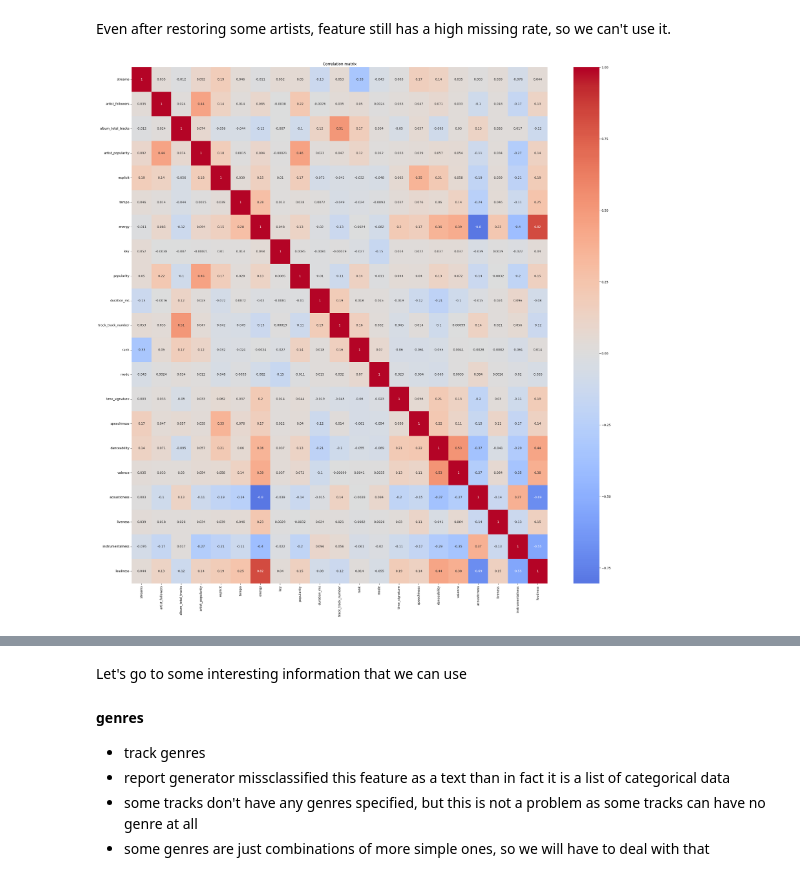
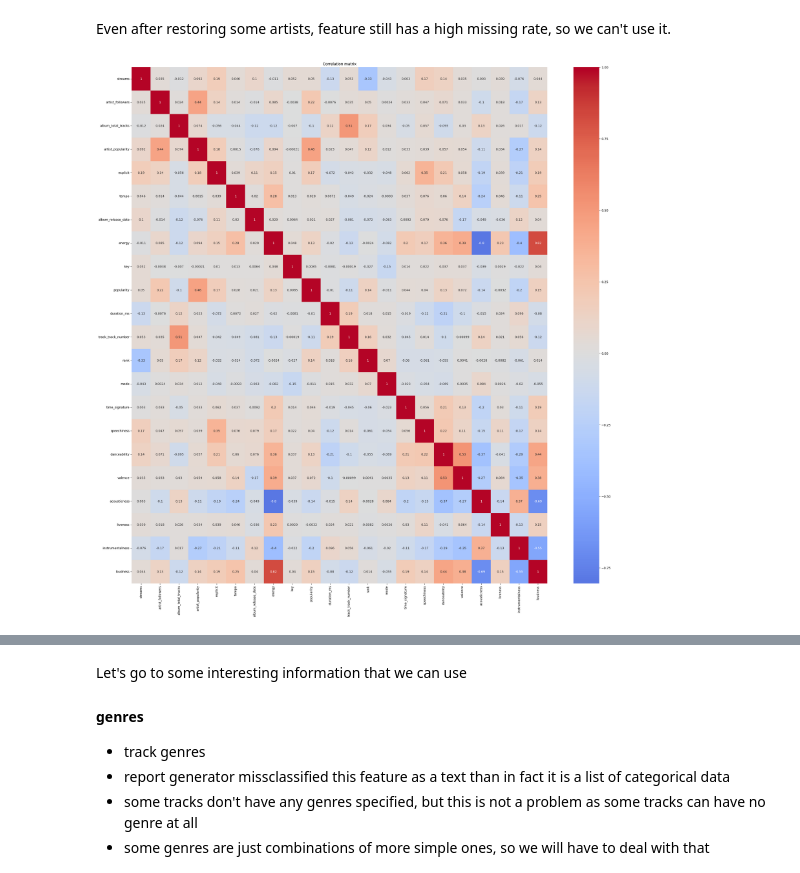
Before and after one commit to davidkhachikov/MLOps-for-music-popularity-prediction, a Jupyter notebook: notebooks/1_business_data_understanding.ipynb, the cells around one changed output, grey strips where cells are left out. Cells and saved outputs as stored; diff of their text form; code cells hidden in the pictures.

```diff
--- a/notebooks/1_business_data_understanding.ipynb
+++ b/notebooks/1_business_data_understanding.ipynb
@@ -247,6 +247,10 @@ from ydata_profiling import ProfileReport
 
 report_path = "../reports/profile_report.html"
 df = pd.read_csv("../data/tracks.csv")
+# album_release_date originaly is string with mixed format (some tracks have only year, some have full date)
+# so we need to parse it correctly
+df["album_release_date"] = pd.to_datetime(df["album_release_date"], format="mixed", yearfirst=True, errors="coerce")
+df["added_at"] = pd.to_datetime(df["added_at"], yearfirst=True, errors="coerce")
 
 if os.path.exists(report_path):
     pass
@@ -352,15 +347,15 @@ Even after restoring some artists, feature still has a high missing rate, so we
 # %%
 # Let's plot correlation matrix
 import matplotlib.pyplot as plt
 import seaborn as sns
 
-# Compute the correlation matrix for the numerical columns and boolean columns
-corr = df.select_dtypes(include=["number", "bool"]).corr()
+# Compute the correlation matrix for the numerical, boolean, date columns
+corr = df.select_dtypes(include=["number", "bool", "datetime"]).corr()
 
 # Plot the correlation matrix
 plt.figure(figsize=(30, 30))
 sns.heatmap(corr, annot=True, cmap="coolwarm", center=0)
 plt.title("Correlation matrix")
 plt.show()
 # %% [output]
-[figure, old version]
+[figure, new version]
```
Also changed, not shown: parts of 5 cells of this notebook.
